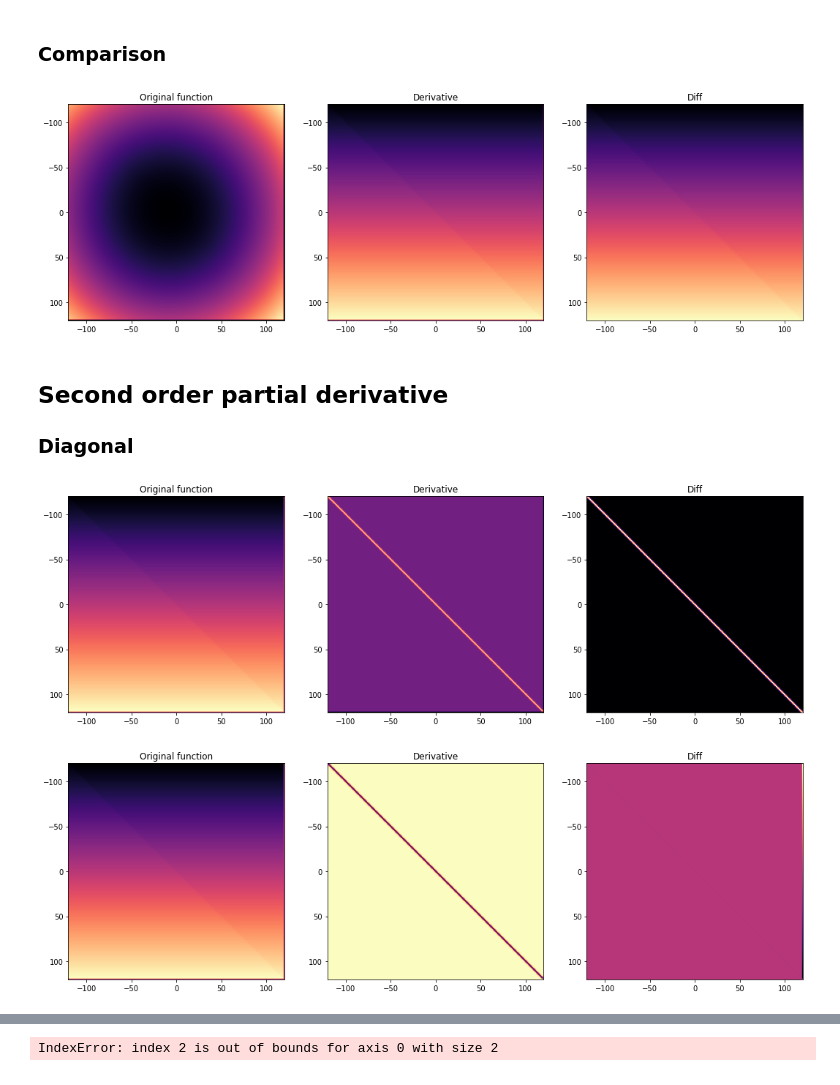
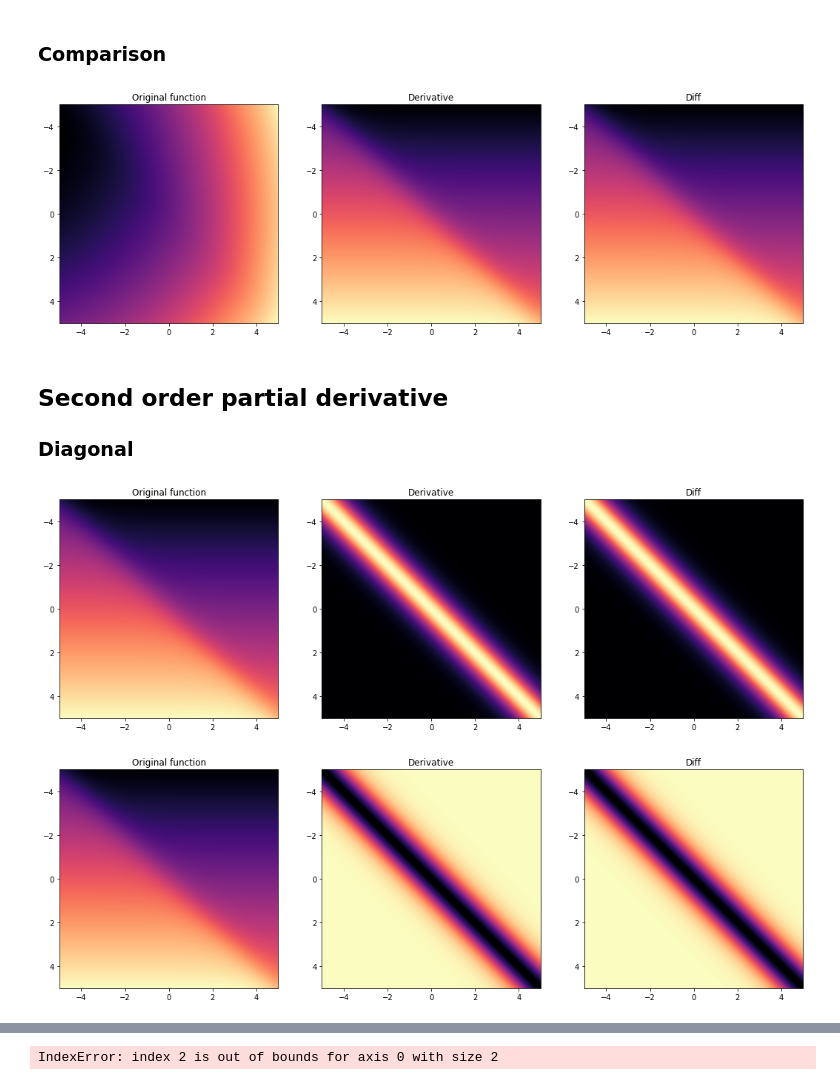
Before and after one commit to CARRIER-project/verticox, a Jupyter notebook: Lz_tests.ipynb, the cells around one changed output, grey strips where cells are left out. Saved outputs shown, nothing was run; the diff lists cells and outputs as text; code cells hidden in the pictures.

Commit message:
Updated visualization

```diff
--- a/Lz_tests.ipynb
+++ b/Lz_tests.ipynb
@@ -5,9 +6,9 @@ import numpy as np
 %matplotlib inline
 # %%
 NUM_SAMPLES = 2 # If we want a 2 dimensional input space we need to stick to 2 samples
-MIN = -120
-MAX = 120
-STEP_SIZE = 1
+MIN = -5
+MAX = 5
+STEP_SIZE = .01
 WIDTH = int((MAX - MIN)//STEP_SIZE) + 1
 
 RESOLUTION = (WIDTH, WIDTH)
@@ -101,7 +102,7 @@ ax.imshow(result_d1, extent=[MIN, MAX, MAX, MIN], cmap='magma')
 # %%
 compare_functions_3d(lz_result, result_d1, diff)
 # %% [output]
-[figure, old version]
+[figure, new version]
 # %% [markdown]
 ## Second order partial derivative
 ### Diagonal
@@ -115,19 +116,19 @@ diff_d2_diagonal = diff_d2_diagonal[1:-1, 1:-1]
 
 compare_functions_3d(result_d1, result_d2_diagonal, diff_d2_diagonal)
 # %% [output]
-[figure, old version]
+[figure, new version]
 # %%
 PARTIAL_DERIVATIVE_IDX_2 = 1
 
 derivative_2_off_diagonal = lambda z: Lz.derivative_2_off_diagonal(z, params, PARTIAL_DERIVATIVE_IDX, PARTIAL_DERIVATIVE_IDX_2)
 
 result_d2_off_diagonal = apply_func(derivative_2_off_diagonal)
 
 diff_d2_off_diagonal = np.diff(result_d1, axis=1)
 
-compare_functions_3d(result_d1, result_d2_off_diagonal, diff_d2_off_diagonal)
+compare_functions_3d(result_d1, result_d2_off_diagonal, diff_d2_off_diagonal[:-1 ,:-1])
 # %% [output]
-[figure, old version]
+[figure, new version]
 # %%
 from numpy import array
 
```
Also changed, not shown: parts of 5 cells of this notebook, 4 other files.
